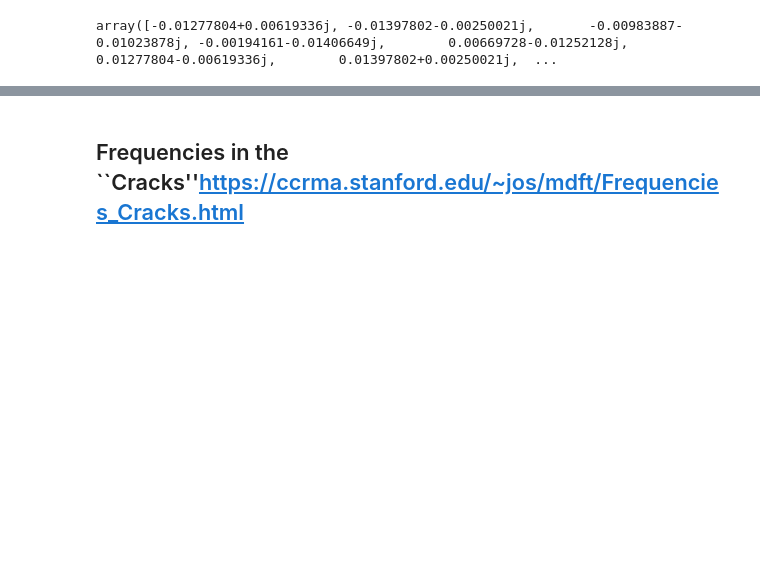
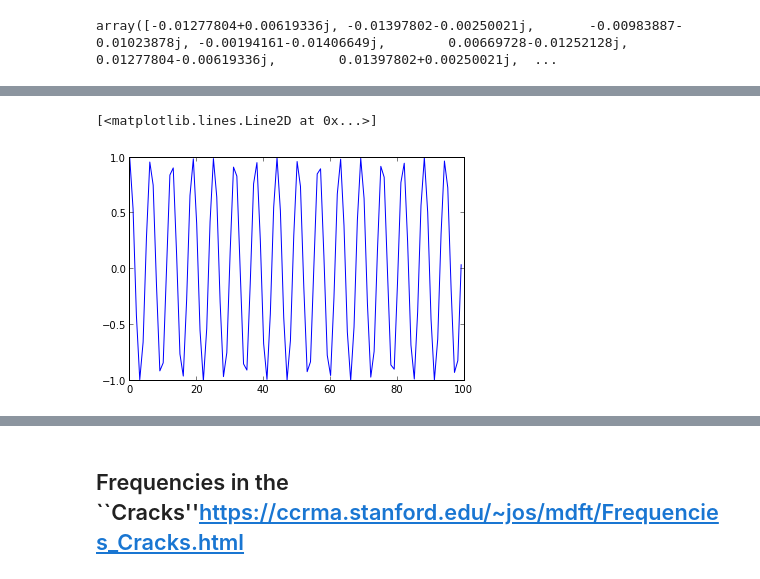
Before and after one commit to joomladigger/asp, a Jupyter notebook: Derivation of the DFT.ipynb, the cells around one changed output, grey strips where cells are left out. Saved outputs shown, nothing was run; the diff lists cells and outputs as text; code cells hidden in the pictures; blank space fills up the shorter version.

```diff
--- a/Derivation of the DFT.ipynb
+++ b/Derivation of the DFT.ipynb
@@ -63,0 +71,5 @@ def spectrum_of_x(N,k,x):    # calucate the specturem of x    n = arange(N)    s
+# %%
+cos_theta = (exp(1j*theta) + exp(-1j*theta))/2plot(theta,cos_theta)
+# %% [output]
+[<matplotlib.lines.Line2D at 0x...>]
+[figure, added]
```
Also changed, not shown: parts of 9 cells of this notebook.
